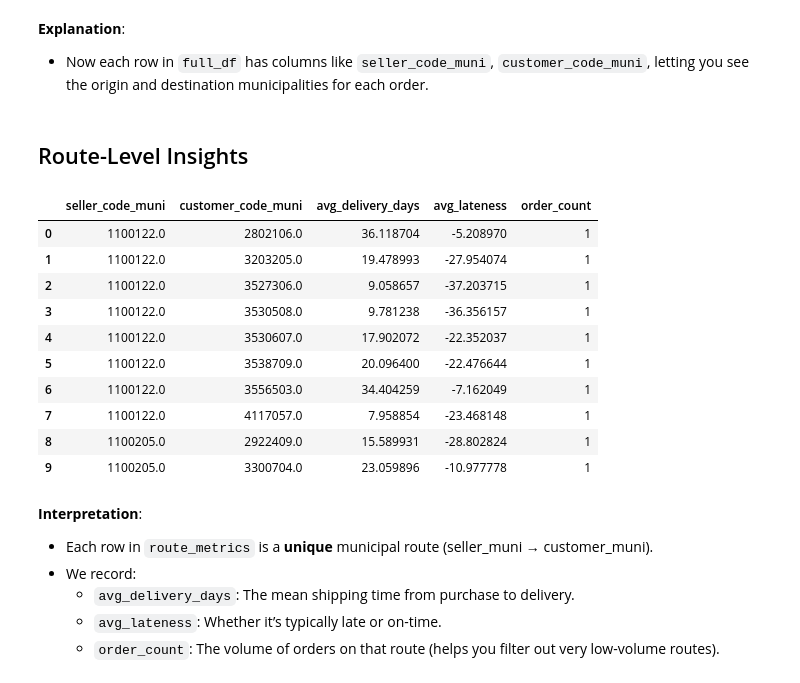
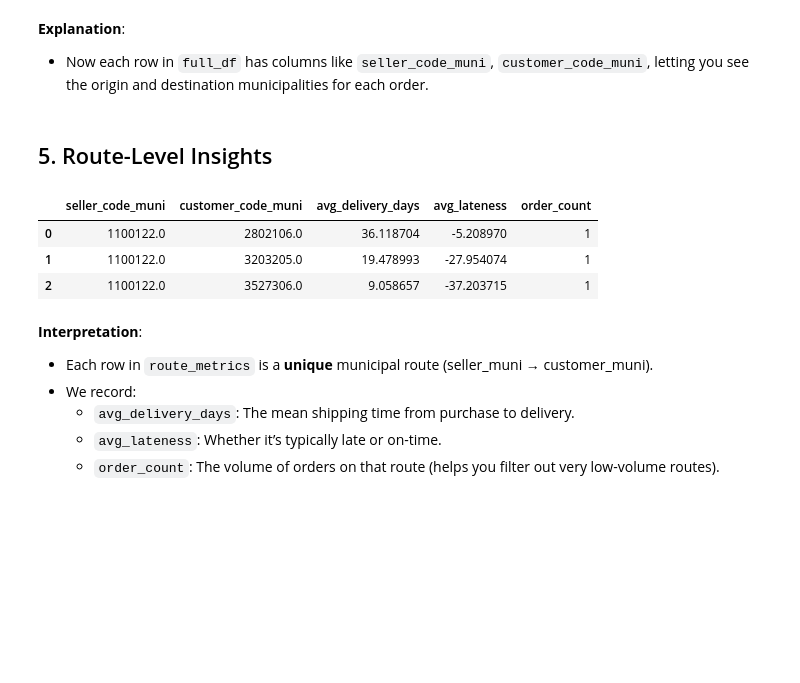
Before and after one commit to kealankuar/olist-analysis-dashboard-project, a Jupyter notebook: notebooks/geospatial_analysis.ipynb, the cells around one changed output. Saved outputs shown, nothing was run; the diff lists cells and outputs as text; code cells hidden in the pictures; blank space fills up the shorter version.

```diff
--- a/notebooks/geospatial_analysis.ipynb
+++ b/notebooks/geospatial_analysis.ipynb
@@ -355,33 +356,27 @@ full_df_cleaned.head(3)
 **Explanation**:
 - Now each row in `full_df` has columns like `seller_code_muni`, `customer_code_muni`, letting you see the origin and destination municipalities for each order.
 # %% [markdown]
-## Route-Level Insights
+## 5. Route-Level Insights
 # %%
+# 5.1 Route-level grouping
 route_metrics = full_df_cleaned.groupby(
     ['seller_code_muni','customer_code_muni'], as_index=False
 ).agg({
     'delivery_days': 'mean',
     'days_early_late': 'mean',
     'order_id': 'count'
 }).rename(columns={
     'delivery_days': 'avg_delivery_days',
     'days_early_late': 'avg_lateness',
     'order_id': 'order_count'
 })
 
-route_metrics.head(10)
+route_metrics.head(3)
 # %% [output]
 |  | seller_code_muni | customer_code_muni | avg_delivery_days | avg_lateness | order_count |
 | 0 | 1100122.0 | 2802106.0 | 36.118704 | -5.208970 | 1 |
 | 1 | 1100122.0 | 3203205.0 | 19.478993 | -27.954074 | 1 |
 | 2 | 1100122.0 | 3527306.0 | 9.058657 | -37.203715 | 1 |
-| 3 | 1100122.0 | 3530508.0 | 9.781238 | -36.356157 | 1 |
-| 4 | 1100122.0 | 3530607.0 | 17.902072 | -22.352037 | 1 |
-| 5 | 1100122.0 | 3538709.0 | 20.096400 | -22.476644 | 1 |
-| 6 | 1100122.0 | 3556503.0 | 34.404259 | -7.162049 | 1 |
-| 7 | 1100122.0 | 4117057.0 | 7.958854 | -23.468148 | 1 |
-| 8 | 1100205.0 | 2922409.0 | 15.589931 | -28.802824 | 1 |
-| 9 | 1100205.0 | 3300704.0 | 23.059896 | -10.977778 | 1 |
 # %% [markdown]
 **Interpretation**:
 - Each row in `route_metrics` is a **unique** municipal route (seller_muni → customer_muni).
```
Also changed, not shown: parts of 30 cells of this notebook.
